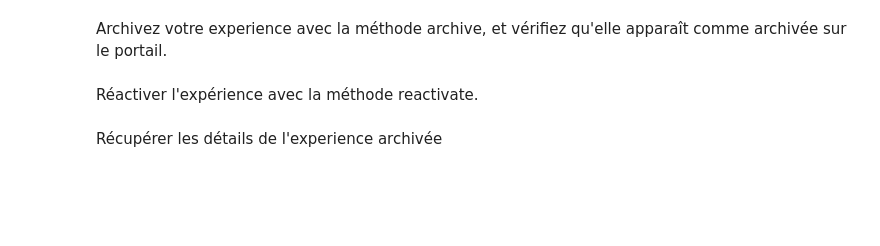
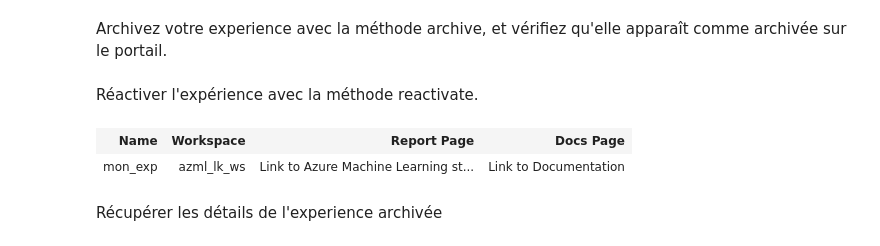
Before and after one commit to louiskuhn/IA-P2-Euskadi, a Jupyter notebook: Ressources/Outils dev/Azure/AZML 1 - introduction à Azure Machine Learning.ipynb, the cells around one changed output. Drawn from its saved outputs; the diff is of its cells as text; code cells hidden in the pictures; blank space fills up the shorter version.

```diff
--- a/Ressources/Outils dev/Azure/AZML 1 - introduction à Azure Machine Learning.ipynb
+++ b/Ressources/Outils dev/Azure/AZML 1 - introduction à Azure Machine Learning.ipynb
@@ -112,2 +536,9 @@ Archivez votre experience avec la méthode archive, et vérifiez qu'elle appara
 # %% [markdown]
 Réactiver l'expérience avec la méthode reactivate.
+# %%
+# si jamais pas d'instance exp de votre (comme c'est le cas ici),
+# on peut la récupérer via son nom (qu'elle soit archivée ou pas !)
+Experiment(ws, "mon_exp")
+# %% [output]
+| Name | Workspace | Report Page | Docs Page |
+| mon_exp | azml_lk_ws | Link to Azure Machine Learning st... | Link to Documentation |
```
Also changed, not shown: parts of 57 cells of this notebook, 4 other files.
